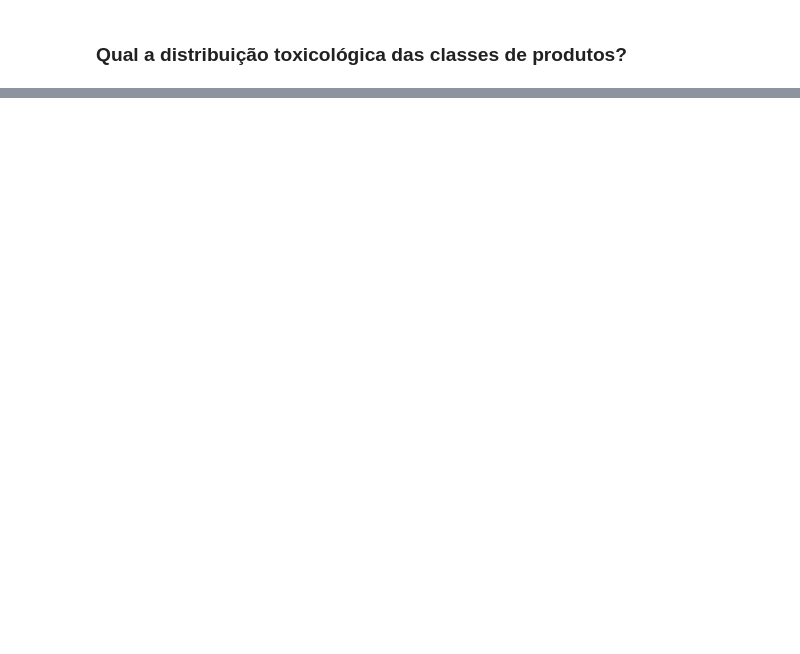
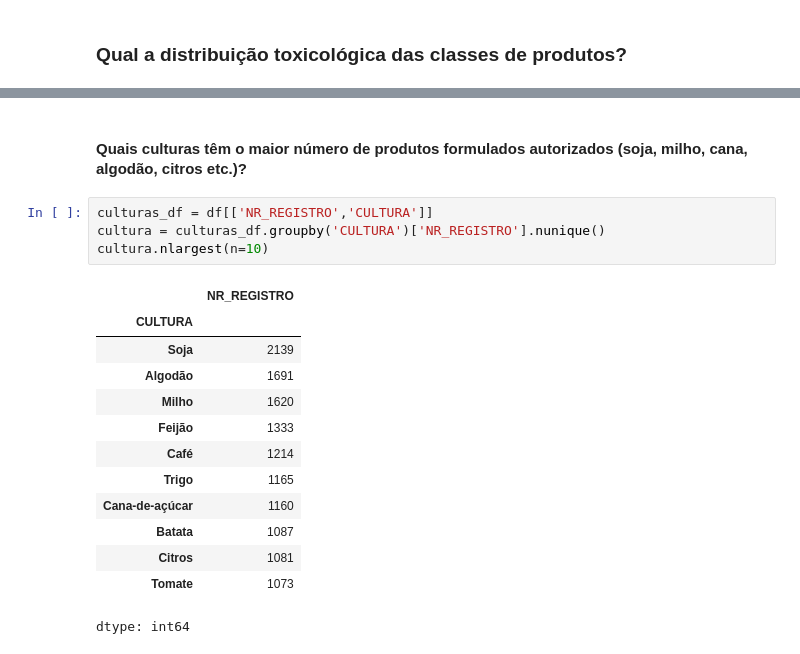
Before and after one commit to luan-vsd/Analise-Agrofit, a Jupyter notebook: notebooks/agrofit.ipynb, the cells around one changed output, grey strips where cells are left out. Saved outputs shown, nothing was run; the diff lists cells and outputs as text; blank space fills up the shorter version.

```diff
--- a/notebooks/agrofit.ipynb
+++ b/notebooks/agrofit.ipynb
@@ -742,0 +878,20 @@ Reguladores de crescimento são predominantemente seguros ou não classificados.
+# %% [markdown]
+#### Quais culturas têm o maior número de produtos formulados autorizados (soja, milho, cana, algodão, citros etc.)?
+# %%
+culturas_df = df[['NR_REGISTRO','CULTURA']]
+cultura = culturas_df.groupby('CULTURA')['NR_REGISTRO'].nunique()
+cultura.nlargest(n=10)
+# %% [output]
+|  | NR_REGISTRO |
+| CULTURA |  |
+| Soja | 2139 |
+| Algodão | 1691 |
+| Milho | 1620 |
+| Feijão | 1333 |
+| Café | 1214 |
+| Trigo | 1165 |
+| Cana-de-açúcar | 1160 |
+| Batata | 1087 |
+| Citros | 1081 |
+| Tomate | 1073 |
+dtype: int64
```
Also changed, not shown: parts of 41 cells of this notebook.
